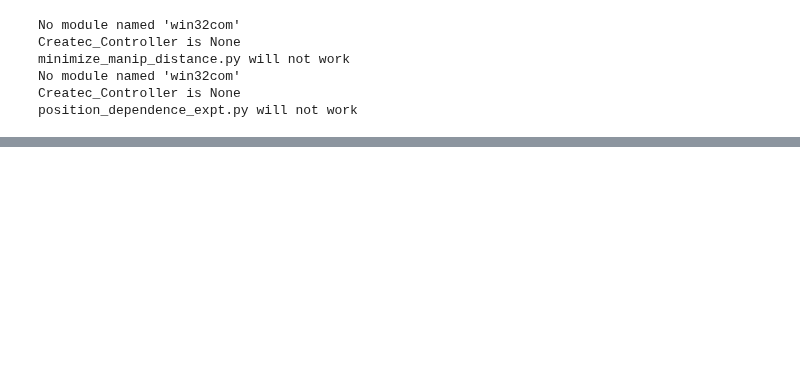
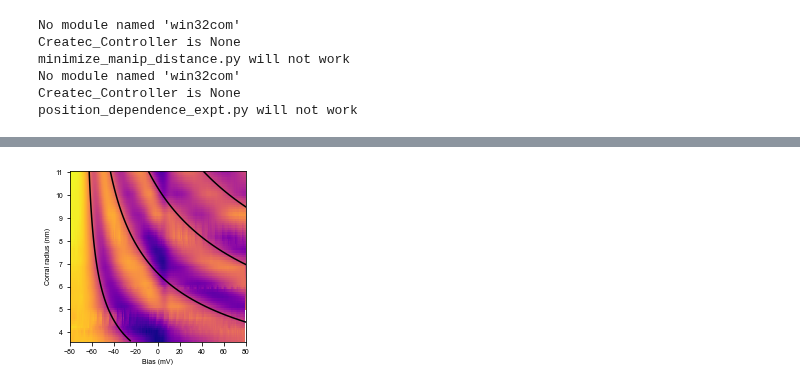
Before and after one commit to abekipnis/Kondo-Aalto, a Jupyter notebook: figure_notebooks/Create Figures.ipynb, the cells around one changed output, grey strips where cells are left out. Saved outputs shown, nothing was run; the diff lists cells and outputs as text; code cells hidden in the pictures; blank space fills up the shorter version.

```diff
--- a/figure_notebooks/Create Figures.ipynb
+++ b/figure_notebooks/Create Figures.ipynb
@@ -128,0 +193,12 @@ basepath
+# %%
+# %% Show the interpolated spectra (i.e. SI figs 3, 4 )
+def show_interpolated_spectra(data: str, interpolate:bool=False):
+    imshow_dIdV_vs_r(data,
+                    downsample=False,
+                    interpolate=interpolate,
+                    nm_step=0.1,
+                    mV_step=0.1,
+                    norm_mV=-67,
+                    norm_to_one=False)
+
+    plt.gcf().savefig("/Users/akipnis/Desktop/Co.png")
@@ -128,0 +345,4 @@ basepath
+# %%
+show_interpolated_spectra(Co_Ag_data, interpolate=True)
+# %% [output]
+[figure, added]
```
Also changed, not shown: parts of 16 cells of this notebook, 7 other files.
